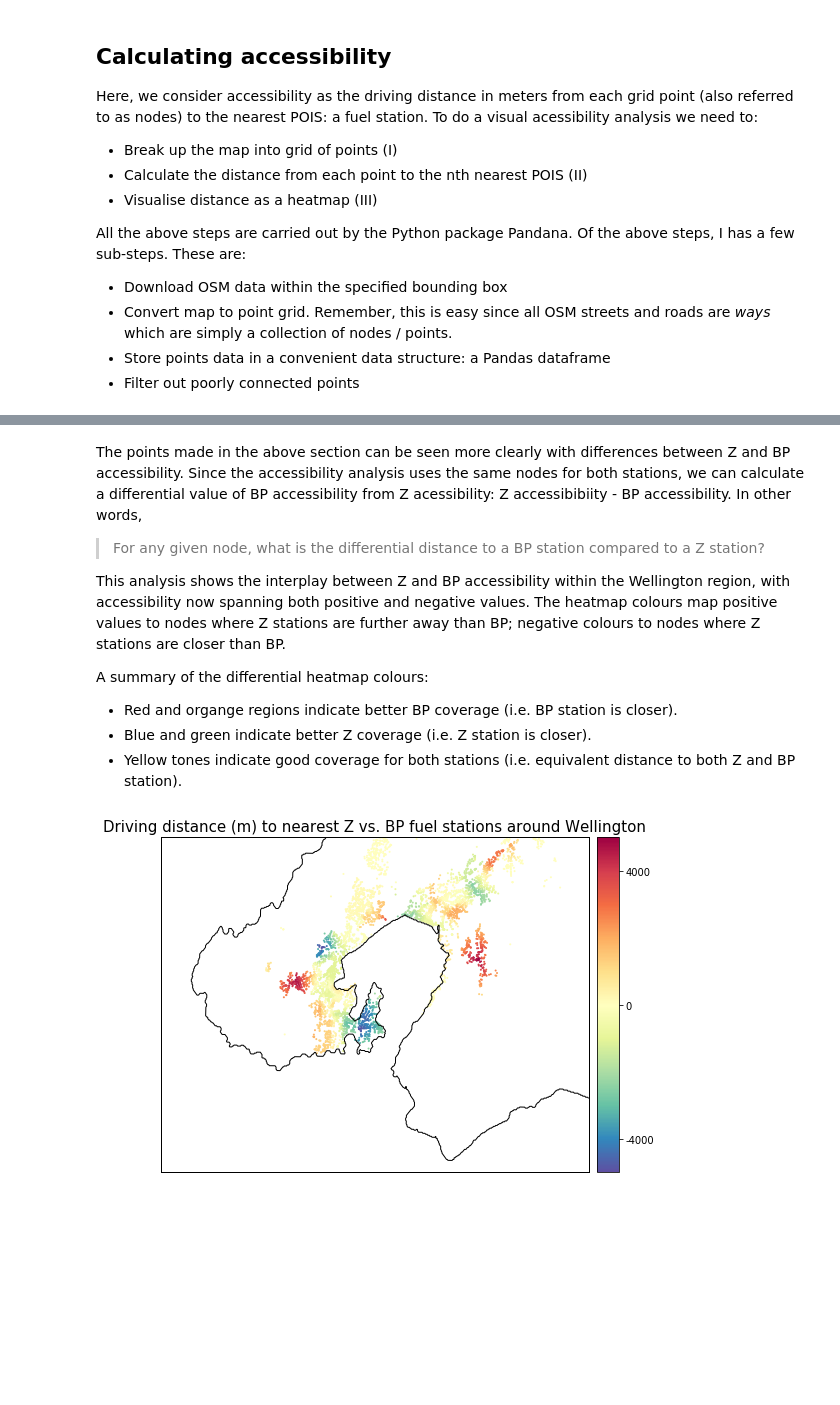
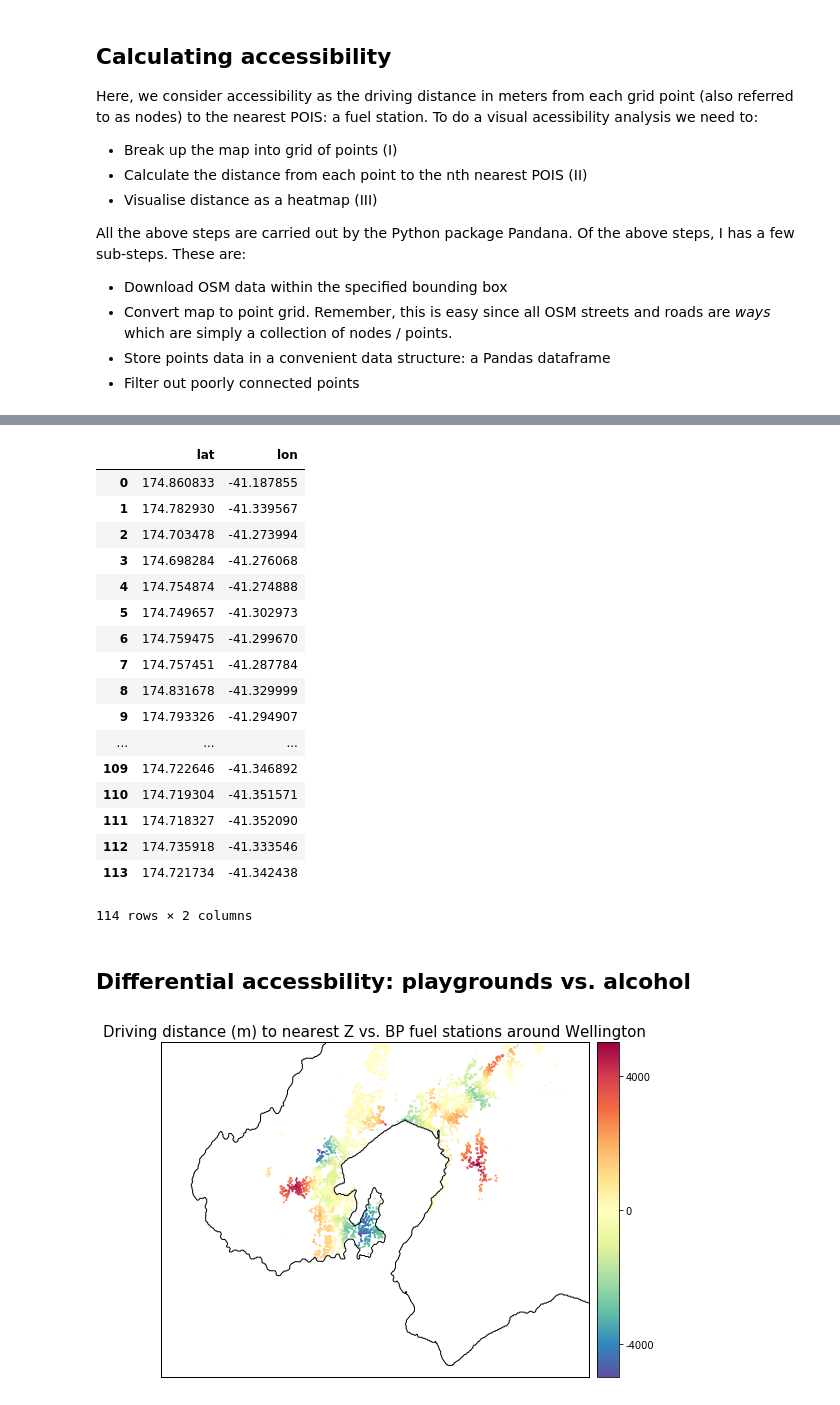
Before and after one commit to shriv/playground-pubs, a Jupyter notebook: Playgrounds vs Pubs.ipynb, the cells around one changed output, grey strips where cells are left out. Drawn from its saved outputs; the diff is of its cells as text; code cells hidden in the pictures; blank space fills up the shorter version.

```diff
--- a/Playgrounds vs Pubs.ipynb
+++ b/Playgrounds vs Pubs.ipynb
@@ -118,0 +143,21 @@ map_bp
+# %%
+def getXY(pt):
+    return (pt.x, pt.y)
+x,y = [list(t) for t in zip(*map(getXY, wcc_parks['centroid']))]
+park_pois = pd.DataFrame({'lat': x, 'lon': y})
+# %%
+import numpy as np
+from shapely.geometry import Point
+
+# Create Fake Data
+df = pd.DataFrame({'lon': np.random.normal(174.77, 0.05, size=(1000)),
+                   'lat': np.random.normal(-41.27, 0.07, size=(1000))})
+
+# create Geometry series with lat / longitude
+geometry = [Point(xy) for xy in zip(df.lon, df.lat)]
+
+df = df.drop(['lon', 'lat'], axis = 1)
+
+# Create GeoDataFrame
+points = geopandas.GeoDataFrame(df, crs=None, geometry=geometry)
+points.head()
@@ -119,3 +171,16 @@ map_bp
+# %%
+intersecting_points = []
+
+for i  in range(len(wcc_parks)):
+    x = points[points.within(wcc_parks['geometry'].ix[i])]
+    if len(x) > 0:
+        intersecting_points.append(x)
+
+intersecting_points = pd.concat(intersecting_points)
+# %%
+intersecting_points.head()
+x,y = [list(t) for t in zip(*map(getXY, intersecting_points['geometry']))]
+park_set_pois = pd.DataFrame({'lon': x, 'lat': y})
 # %% [markdown]
 # Accessibility analysis
 The above analyses only consider the fuel stations and quantify implicit interactions (via road distance) between them. But we get the real benefit of spatial analyses when we consider interactions between the fuel stations and other entities - from humans to other businesses. One type of interaction with general entities is accessibility. Simple accessibility analyses convert the base geography of the region into a point grid, and compute distances between every point and the POIS.
@@ -183,13 +239,26 @@ na.plot_accessibility(network, bp_accessibility[n], osm_bbox,
-# %% [markdown]
-The points made in the above section can be seen more clearly with differences between Z and BP accessibility. Since the accessibility analysis uses the same nodes for both stations, we can calculate a differential value of BP accessibility from Z acessibility: Z accessibibiity - BP accessibility. In other words,
-> For any given node, what is the differential distance to a BP station compared to a Z station?
-
-This analysis shows the interplay between Z and BP accessibility within the Wellington region, with accessibility now spanning both positive and negative values. The heatmap colours map positive values to nodes where Z stations are further away than BP; negative colours to nodes where Z stations are closer than BP.
-
-A summary of the differential heatmap colours:
-- Red and organge regions indicate better BP coverage (i.e. BP station is closer).
-- Blue and green indicate better Z coverage (i.e. Z station is closer).
-- Yellow tones indicate good coverage for both stations (i.e. equivalent distance to both Z and BP station).
+# %%
+park_set_pois
+# %% [output]
+|  | lat | lon |
+| 0 | 174.860833 | -41.187855 |
+| 1 | 174.782930 | -41.339567 |
+| 2 | 174.703478 | -41.273994 |
+| 3 | 174.698284 | -41.276068 |
+| 4 | 174.754874 | -41.274888 |
+| 5 | 174.749657 | -41.302973 |
+| 6 | 174.759475 | -41.299670 |
+| 7 | 174.757451 | -41.287784 |
+| 8 | 174.831678 | -41.329999 |
+| 9 | 174.793326 | -41.294907 |
+| ... | ... | ... |
+| 109 | 174.722646 | -41.346892 |
+| 110 | 174.719304 | -41.351571 |
+| 111 | 174.718327 | -41.352090 |
+| 112 | 174.735918 | -41.333546 |
+| 113 | 174.721734 | -41.342438 |
+114 rows × 2 columns
+# %% [markdown]
+## Differential accessbility: playgrounds vs. alcohol
 # %%
 # Plotting parameters
 diff_kwargs = plot_kwargs.copy()
```
Also changed, not shown: parts of 20 cells of this notebook, 1 other file.
